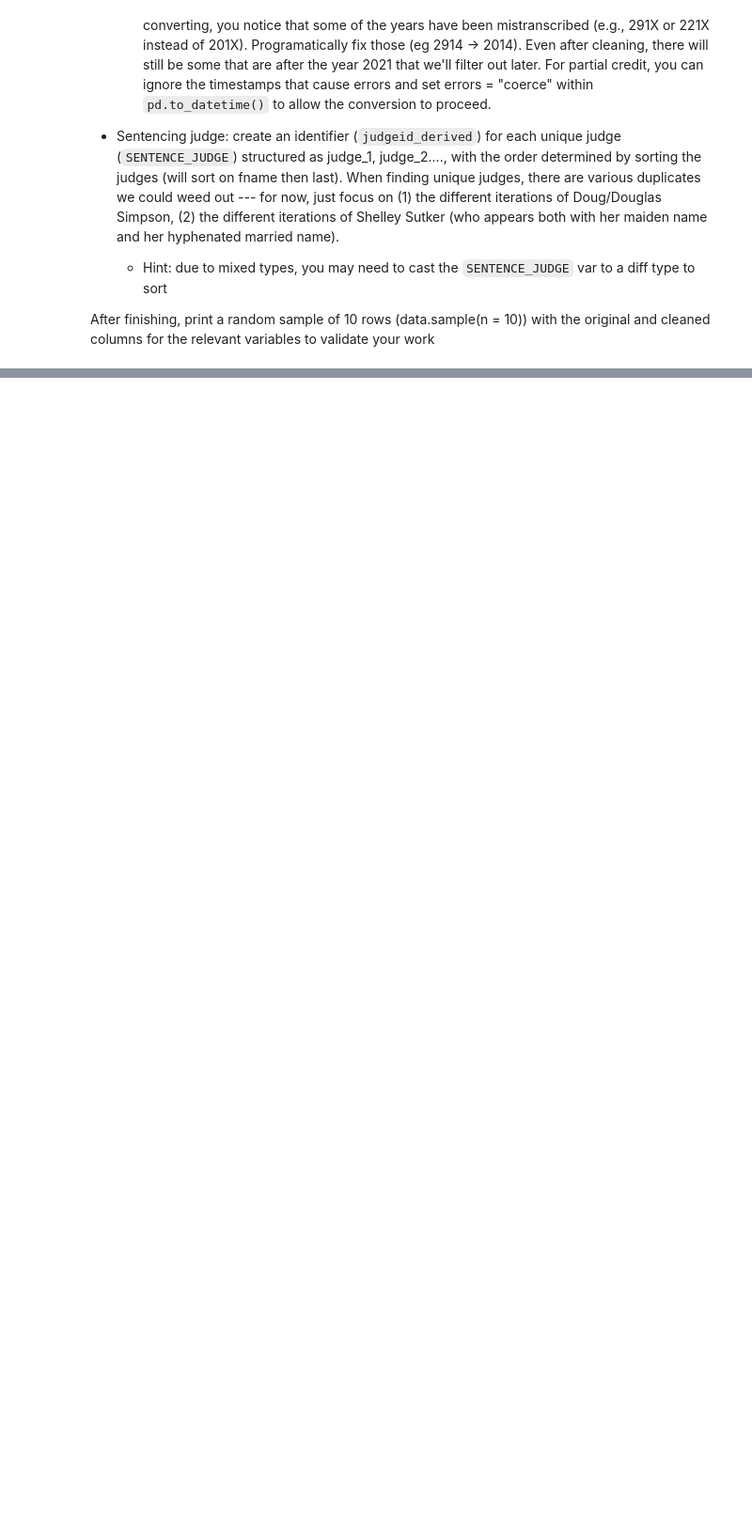
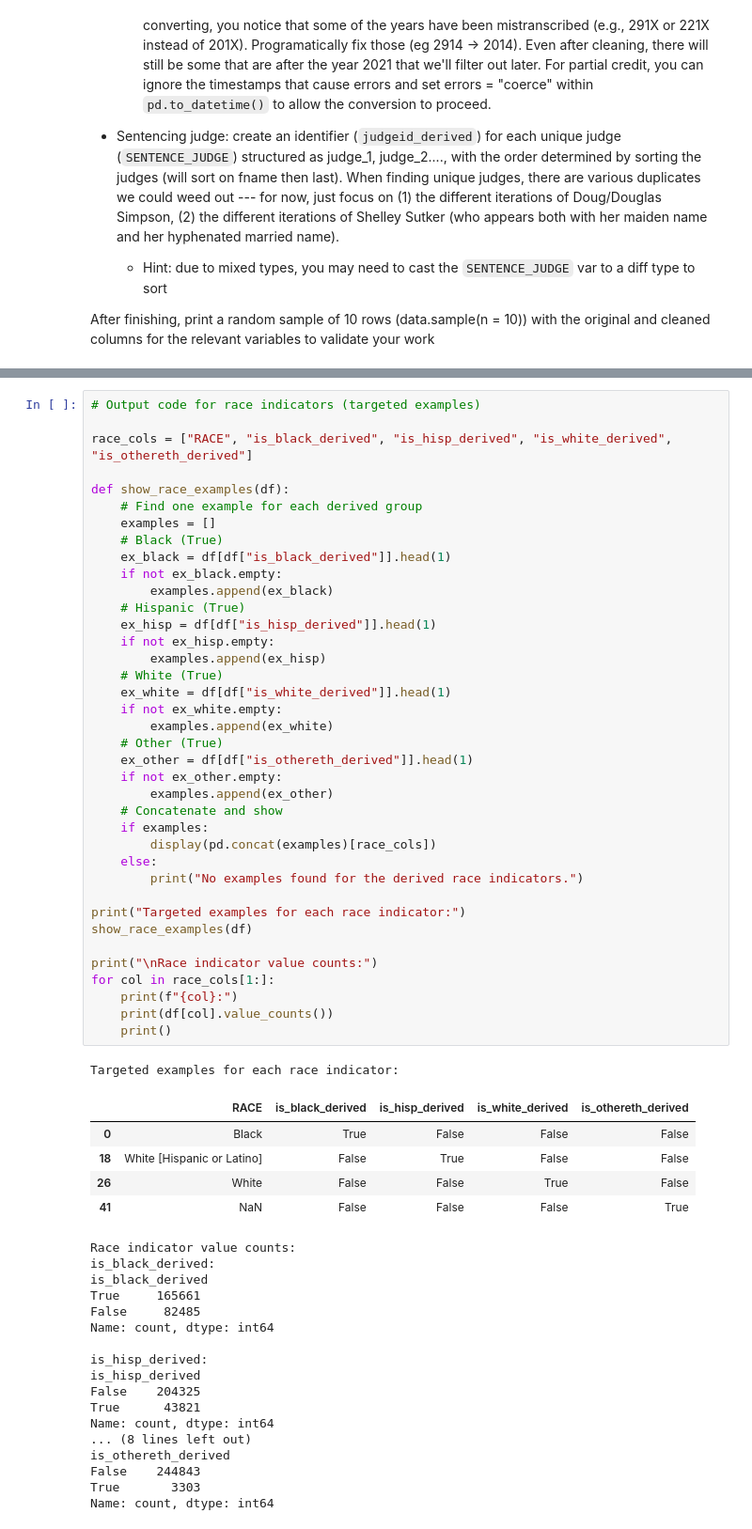
Before and after one commit to jchou27/qss20, a Jupyter notebook: problemsets/pset1/pset1_JC.ipynb, the cells around one changed output, grey strips where cells are left out. Shown at 94% size. Drawn from its saved outputs; the diff is of its cells as text; blank space fills up the shorter version.

```diff
--- a/problemsets/pset1/pset1_blank.ipynb
+++ b/problemsets/pset1/pset1_JC.ipynb
@@ -246,0 +279,62 @@ After finishing, print a random sample of 10 rows (data.sample(n = 10)) with the
+# %%
+# Output code for race indicators (targeted examples)
+
+race_cols = ["RACE", "is_black_derived", "is_hisp_derived", "is_white_derived", "is_othereth_derived"]
+
+def show_race_examples(df):
+    # Find one example for each derived group
+    examples = []
+    # Black (True)
+    ex_black = df[df["is_black_derived"]].head(1)
+    if not ex_black.empty:
+        examples.append(ex_black)
+    # Hispanic (True)
+    ex_hisp = df[df["is_hisp_derived"]].head(1)
+    if not ex_hisp.empty:
+        examples.append(ex_hisp)
+    # White (True)
+    ex_white = df[df["is_white_derived"]].head(1)
+    if not ex_white.empty:
+        examples.append(ex_white)
+    # Other (True)
+    ex_other = df[df["is_othereth_derived"]].head(1)
+    if not ex_other.empty:
+        examples.append(ex_other)
+    # Concatenate and show
+    if examples:
+        display(pd.concat(examples)[race_cols])
+    else:
+        print("No examples found for the derived race indicators.")
+
+print("Targeted examples for each race indicator:")
+show_race_examples(df)
+
+print("\nRace indicator value counts:")
+for col in race_cols[1:]:
+    print(f"{col}:")
+    print(df[col].value_counts())
+    print()
+# %% [output]
+Targeted examples for each race indicator:
+|  | RACE | is_black_derived | is_hisp_derived | is_white_derived | is_othereth_derived |
+| 0 | Black | True | False | False | False |
+| 18 | White [Hispanic or Latino] | False | True | False | False |
+| 26 | White | False | False | True | False |
+| 41 | NaN | False | False | False | True |
+Race indicator value counts:
+is_black_derived:
+is_black_derived
+True     165661
+False     82485
+Name: count, dtype: int64
+
+is_hisp_derived:
+is_hisp_derived
+False    204325
+True      43821
+Name: count, dtype: int64
+... (8 lines left out)
+is_othereth_derived
+False    244843
+True       3303
+Name: count, dtype: int64
```
Also changed, not shown: parts of 8 cells of this notebook.
